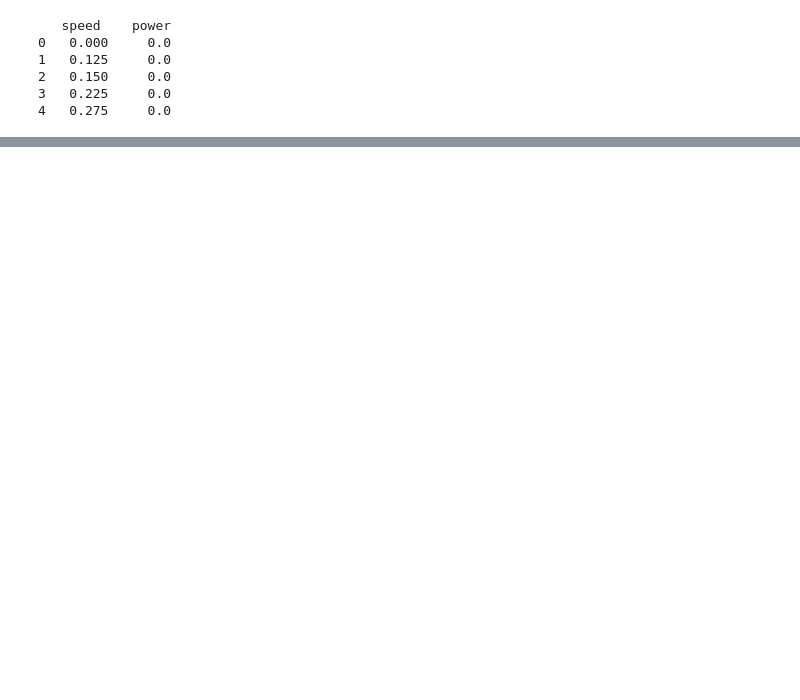
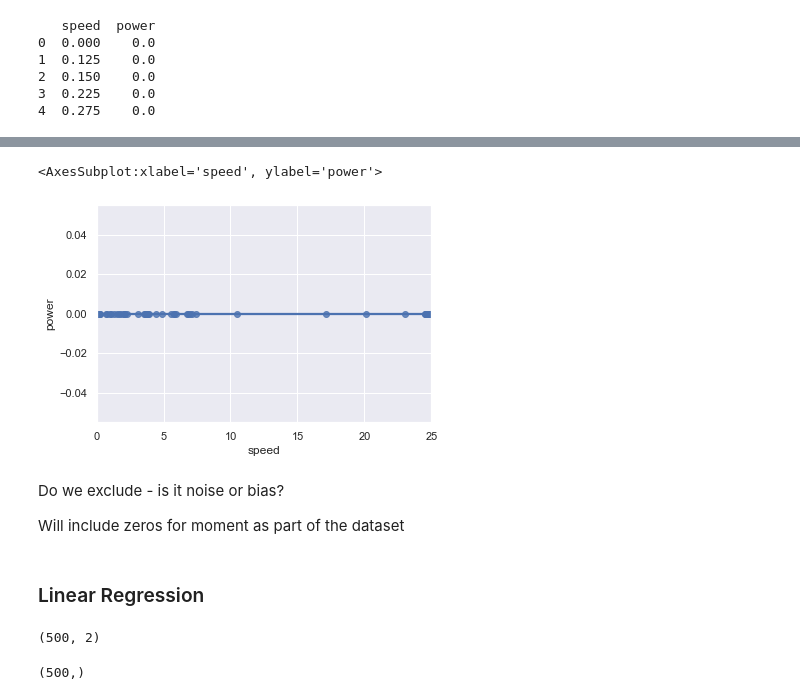
Before and after one commit to mhurley100/Machine-Learning-and-Statistics-Project, a Jupyter notebook: Machine Learning & Statistics Project 2020.ipynb, the cells around one changed output, grey strips where cells are left out. Drawn from its saved outputs; the diff is of its cells as text; code cells hidden in the pictures; blank space fills up the shorter version.

```diff
--- a/Machine Learning & Statistics Project 2020.ipynb
+++ b/Machine Learning & Statistics Project 2020.ipynb
@@ -56,0 +111,12 @@ df.describe()
+# %%
+j = pp[pp.power == 0]
+sns.regplot(x="speed", y="power", data=j)
+# %% [output]
+<AxesSubplot:xlabel='speed', ylabel='power'>
+[figure, added]
+# %% [markdown]
+ Do we exclude - is it noise or bias?
+
+Will include zeros for moment as part of the dataset
+# %% [markdown]
+### Linear Regression
@@ -56,0 +126,8 @@ df.describe()
+# %%
+print(inputs.shape)
+# %% [output]
+(500, 2)
+# %%
+print(output.shape)
+# %% [output]
+(500,)
```
Also changed, not shown: parts of 34 cells of this notebook, 8 other files.
